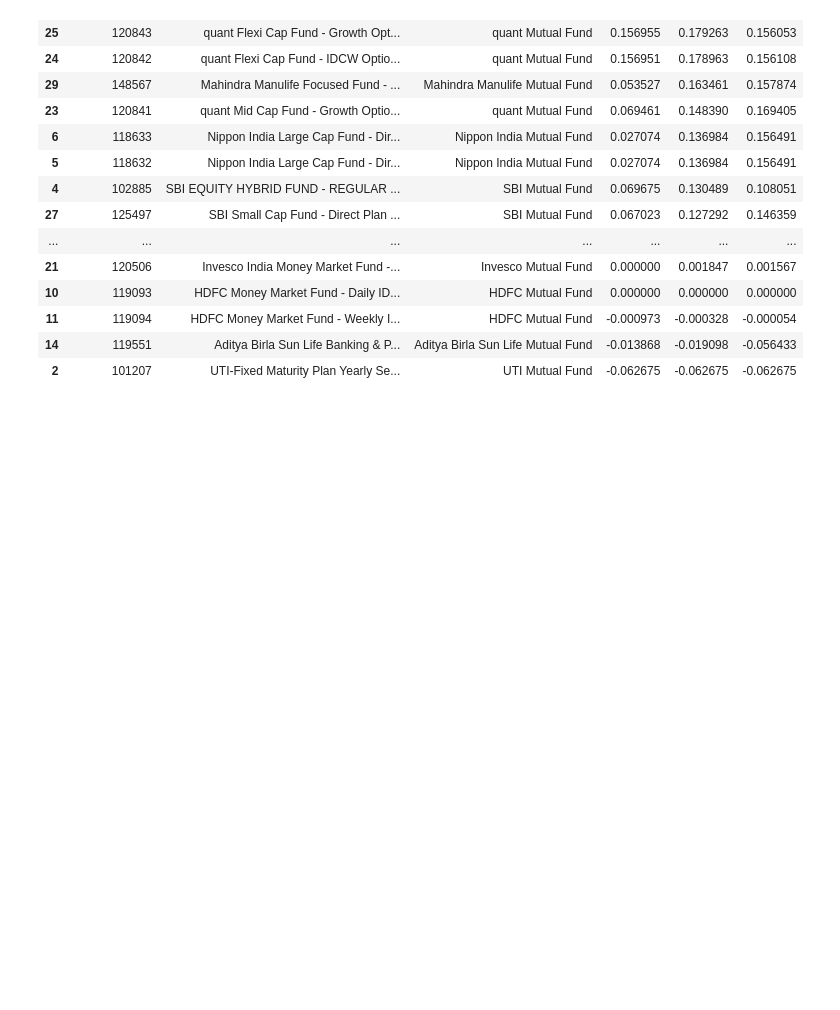
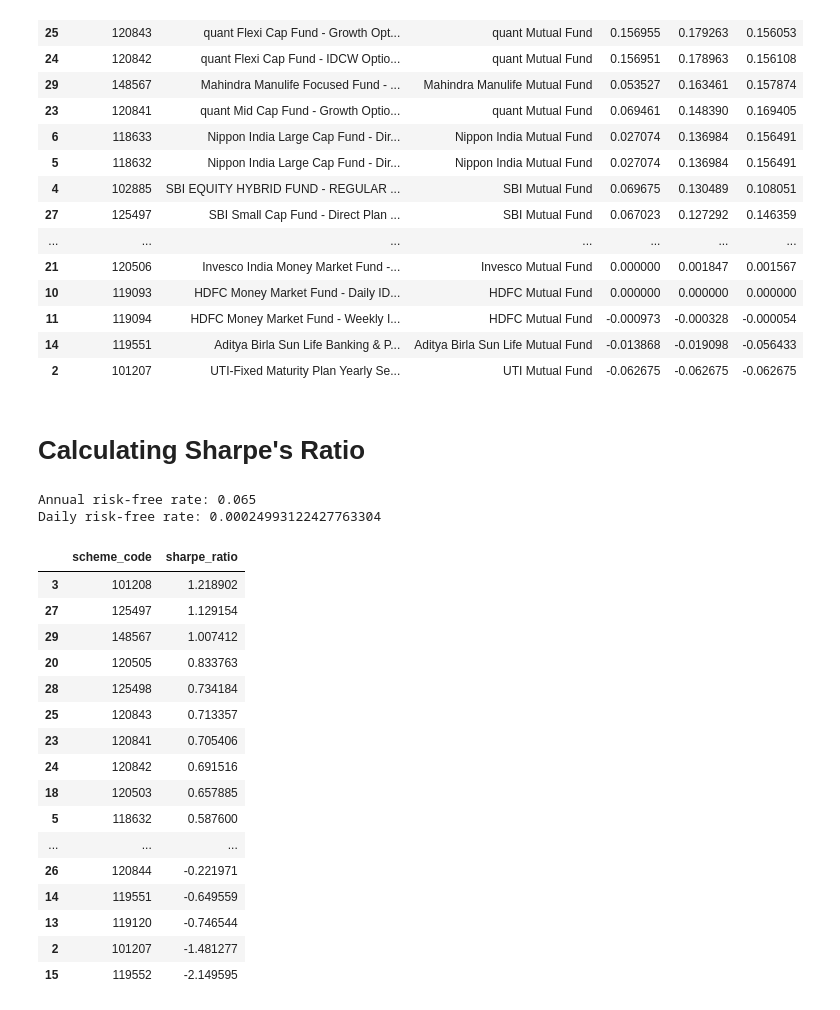
Before and after one commit to VANSHxGIT/CapstoneProject.Mutual_Fund_Analysis, a Jupyter notebook: notebooks/Performance_Analytics.ipynb, the cells around one changed output. Drawn from its saved outputs; the diff is of its cells as text; code cells hidden in the pictures; blank space fills up the shorter version.

```diff
--- a/notebooks/Performance_Analytics.ipynb
+++ b/notebooks/Performance_Analytics.ipynb
@@ -579,3 +579,71 @@ display(cagr.sort_values(
 | 11 | 119094 | HDFC Money Market Fund - Weekly I... | HDFC Mutual Fund | -0.000973 | -0.000328 | -0.000054 |
 | 14 | 119551 | Aditya Birla Sun Life Banking & P... | Aditya Birla Sun Life Mutual Fund | -0.013868 | -0.019098 | -0.056433 |
 | 2 | 101207 | UTI-Fixed Maturity Plan Yearly Se... | UTI Mutual Fund | -0.062675 | -0.062675 | -0.062675 |
+# %% [markdown]
+# Calculating Sharpe's Ratio
+# %%
+# Sharpe Ratio
+RISK_FREE_ANNUAL = 0.065
+
+RISK_FREE_DAILY = (
+    (1 + RISK_FREE_ANNUAL) ** (1 / 252)
+) - 1
+
+print("Annual risk-free rate:", RISK_FREE_ANNUAL)
+print("Daily risk-free rate:", RISK_FREE_DAILY)
+# %% [output]
+Annual risk-free rate: 0.065
+Daily risk-free rate: 0.00024993122427763304
+# %%
+sharpe_rows = []
+
+for scheme_code, group in returns.groupby(
+    "scheme_code"
+):
+
+    excess_return = (
+        group["daily_return"]
+        - RISK_FREE_DAILY
+    )
+
+    std_return = group["daily_return"].std()
+
+    if std_return == 0:
+        sharpe = np.nan
+    else:
+        sharpe = (
+            excess_return.mean()
+            / std_return
+        ) * np.sqrt(252)
+
+    sharpe_rows.append({
+        "scheme_code": scheme_code,
+        "sharpe_ratio": sharpe
+    })
+
+sharpe = pd.DataFrame(sharpe_rows)
+
+display(
+    sharpe.sort_values(
+        "sharpe_ratio",
+        ascending=False
+    )
+)
+# %% [output]
+|  | scheme_code | sharpe_ratio |
+| 3 | 101208 | 1.218902 |
+| 27 | 125497 | 1.129154 |
+| 29 | 148567 | 1.007412 |
+| 20 | 120505 | 0.833763 |
+| 28 | 125498 | 0.734184 |
+| 25 | 120843 | 0.713357 |
+| 23 | 120841 | 0.705406 |
+| 24 | 120842 | 0.691516 |
+| 18 | 120503 | 0.657885 |
+| 5 | 118632 | 0.587600 |
+| ... | ... | ... |
+| 26 | 120844 | -0.221971 |
+| 14 | 119551 | -0.649559 |
+| 13 | 119120 | -0.746544 |
+| 2 | 101207 | -1.481277 |
+| 15 | 119552 | -2.149595 |
```
Also changed, not shown: parts of 3 cells of this notebook.
